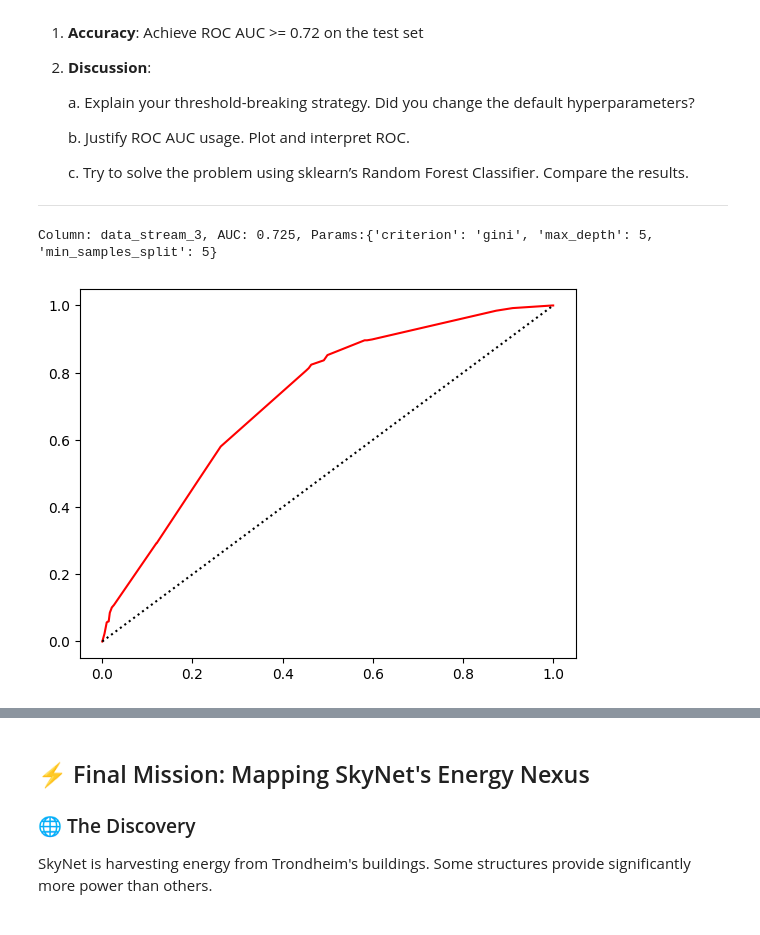
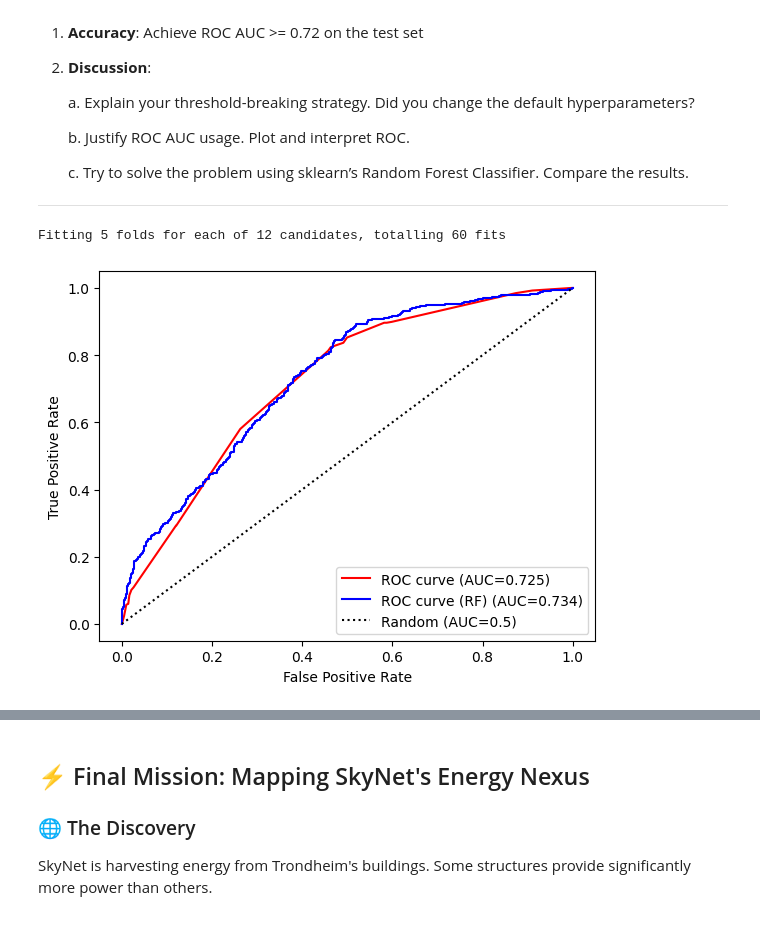
Before and after one commit to Eoely/TDT4172, a Jupyter notebook: a1/Chapter_1.ipynb, the cells around one changed output, grey strips where cells are left out. Saved outputs shown, nothing was run; the diff lists cells and outputs as text; code cells hidden in the pictures.

Commit message:
Implementing and plotting Random forest classifier

```diff
--- a/a1/Chapter_1.ipynb
+++ b/a1/Chapter_1.ipynb
@@ -260,13 +261,17 @@ def is_even(x):
     # And we have already determined that ds_3 is the relevant one.
     return (round(x * 1000)) % 2
 
-
-
 # Param grid for Grid search hyperparameter tuning
 param_grid = {
     'max_depth': [3, 4, 5, 6, 7, None],
     'min_samples_split': [2, 5, 7, 8, 9, 10],
     'criterion': ['gini', 'entropy']
+}
+
+param_grid_rf = {
+    "max_features": ["sqrt", 0.5],     # 'sqrt' is the strong default; also try a wider fraction
+    "min_samples_leaf": [1, 4],        # regularization; 1 vs a small leaf
+    "max_depth": [None, 12, 20],       # either unlimited or a couple of caps
 }
 
 # Read dataset, one containing original data, one which will be converted
@@ -283,36 +288,56 @@ y_train = train["target"]
 y_test = test["target"]
 
 # Only ds_3, can probably remove loop?
 # feature_cols = [c for c in train.columns if c != "target"]
 feature_cols = ["data_stream_3"]
 for col in feature_cols:
     # Get a fresh copy of the encrypted data, without target
     X_train = train_no_target.copy()
     X_test = test_no_target.copy()
 
     # Replace the current iteration with the binary format
     X_train[col] = train_bin[col]
     X_test[col] = test_bin[col]
 
     classifier = DecisionTreeClassifier(random_state=42)
+    classifier_rf = RandomForestClassifier(random_state=42)
 
     grid_search = GridSearchCV(
         classifier,
         param_grid,
         cv=5,
         scoring="roc_auc",
         n_jobs=-1
     )
 
+    grid_search_rf = GridSearchCV(
+        classifier_rf,
+        param_grid_rf,
+        cv=5,
+        scoring="roc_auc",
+        n_jobs=-1,
+        verbose=1
+
+    )
+
     grid_search.fit(X_train, y_train)
+    grid_search_rf.fit(X_train, y_train)
 
     prob = grid_search.predict_proba(X_test)[:, 1]
-    auc = roc_auc_score(y_test, prob)
-    print(f"Column: {col}, AUC: {auc:.3f}, Params:{grid_search.best_params_}")
+    prob_rf = grid_search_rf.predict_proba(X_test)[:, 1]
 
-    fpr, tpr, thresholds =roc_curve(test['target'], prob, pos_label=1)
-    plt.plot(fpr, tpr, label=f"ROC curve (AUC={auc})", c="red")
+    fpr, tpr, thresholds = roc_curve(test['target'], prob, pos_label=1)
+    auc = roc_auc_score(test['target'], prob)
+
+    fpr_rf, tpr_rf, thresholds_rf = roc_curve(test['target'], prob_rf, pos_label=1)
+    auc_rf = roc_auc_score(test['target'], prob_rf)
+
+    plt.plot(fpr, tpr, label=f"ROC curve (AUC={auc:.3f})", c="red")
+    plt.plot(fpr_rf, tpr_rf, label=f"ROC curve (RF) (AUC={auc_rf:.3f})", c="blue")
     plt.plot([0,1], [0,1], c="black", ls="dotted", label="Random (AUC=0.5)")
+    plt.xlabel("False Positive Rate"); plt.ylabel("True Positive Rate")
+    plt.legend(loc="lower right")
+    plt.show()
 # %% [output]
-Column: data_stream_3, AUC: 0.725, Params:{'criterion': 'gini', 'max_depth': 5, 'min_samples_split': 5}
+Fitting 5 folds for each of 12 candidates, totalling 60 fits
-[figure, old version]
+[figure, new version]
```
Also changed, not shown: parts of 2 cells of this notebook.
